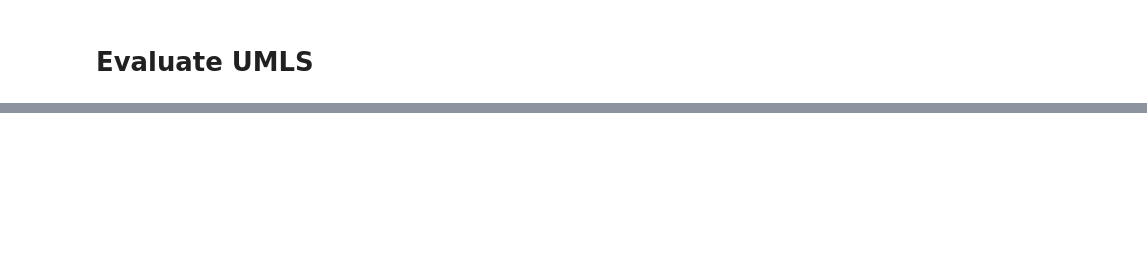
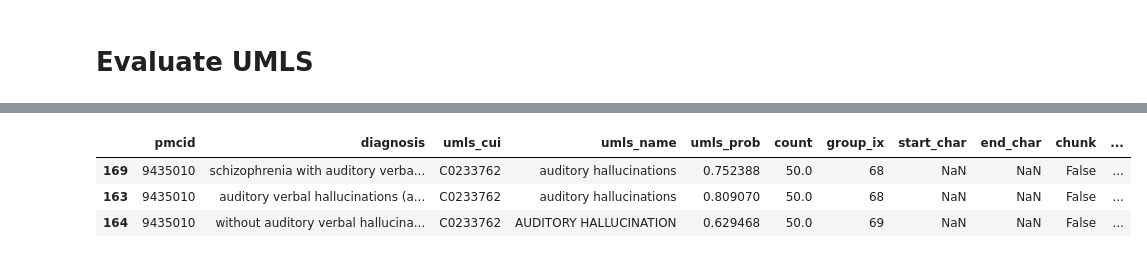
Before and after one commit to adelavega/biomed-llm-retrieval, a Jupyter notebook: analysis/umls_evaluate_compare.ipynb, the cells around one changed output, grey strips where cells are left out. Drawn from its saved outputs; the diff is of its cells as text; code cells hidden in the pictures; blank space fills up the shorter version.

```diff
--- a/analysis/umls_evaluate_compare.ipynb
+++ b/analysis/umls_evaluate_compare.ipynb
@@ -149,0 +191,7 @@ for pmcid in isna:
+# %%
+all_predictions_ex[all_predictions_ex.pmcid == 9435010]
+# %% [output]
+|  | pmcid | diagnosis | umls_cui | umls_name | umls_prob | count | group_ix | start_char | end_char | chunk | ... |
+| 169 | 9435010 | schizophrenia with auditory verba... | C0233762 | auditory hallucinations | 0.752388 | 50.0 | 68 | NaN | NaN | False | ... |
+| 163 | 9435010 | auditory verbal hallucinations (a... | C0233762 | auditory hallucinations | 0.809070 | 50.0 | 68 | NaN | NaN | False | ... |
+| 164 | 9435010 | without auditory verbal hallucina... | C0233762 | AUDITORY HALLUCINATION | 0.629468 | 50.0 | 69 | NaN | NaN | False | ... |
```
Also changed, not shown: parts of 14 cells of this notebook, 3 other files.
